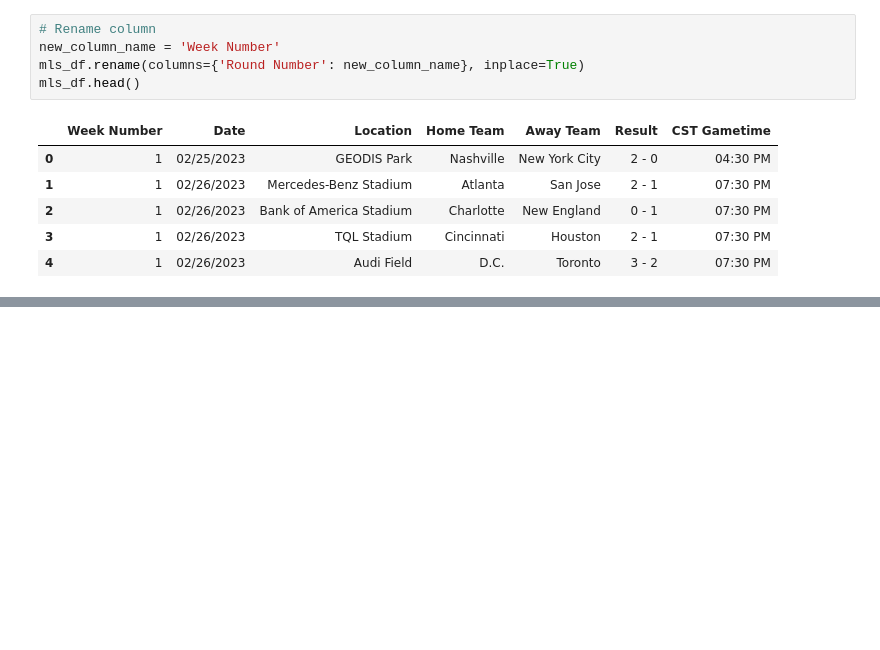
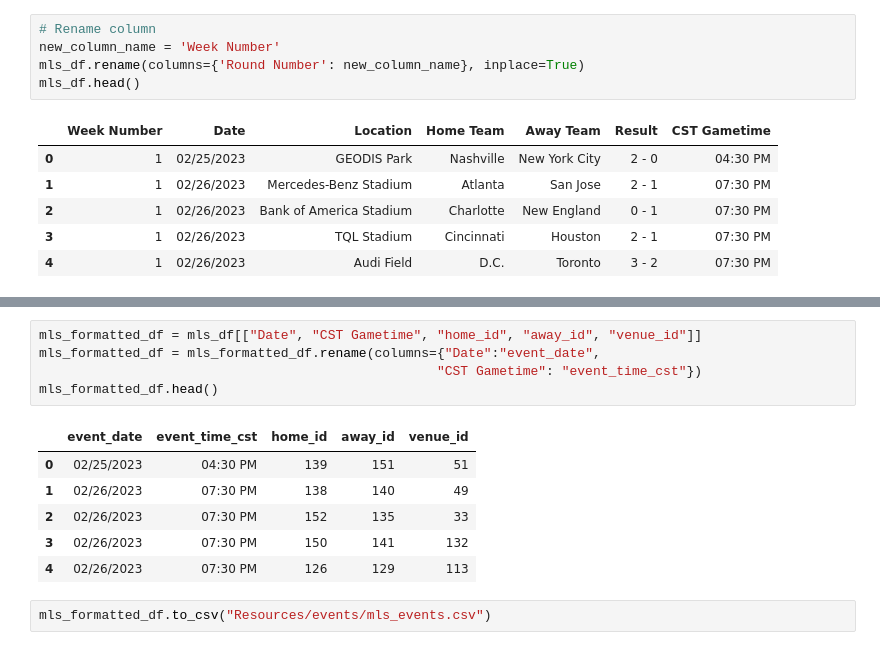
Before and after one commit to lucasjfsmith/pro-venue-tracker, a Jupyter notebook: mls_schedule.ipynb, the cells around one changed output, grey strips where cells are left out. Saved outputs shown, nothing was run; the diff lists cells and outputs as text; blank space fills up the shorter version.

Commit message:
events added to db

```diff
--- a/mls_schedule.ipynb
+++ b/mls_schedule.ipynb
@@ -90,0 +214,14 @@ mls_df.head()
+# %%
+mls_formatted_df = mls_df[["Date", "CST Gametime", "home_id", "away_id", "venue_id"]]
+mls_formatted_df = mls_formatted_df.rename(columns={"Date":"event_date",
+                                                   "CST Gametime": "event_time_cst"})
+mls_formatted_df.head()
+# %% [output]
+|  | event_date | event_time_cst | home_id | away_id | venue_id |
+| 0 | 02/25/2023 | 04:30 PM | 139 | 151 | 51 |
+| 1 | 02/26/2023 | 07:30 PM | 138 | 140 | 49 |
+| 2 | 02/26/2023 | 07:30 PM | 152 | 135 | 33 |
+| 3 | 02/26/2023 | 07:30 PM | 150 | 141 | 132 |
+| 4 | 02/26/2023 | 07:30 PM | 126 | 129 | 113 |
+# %%
+mls_formatted_df.to_csv("Resources/events/mls_events.csv")
```
Also changed, not shown: parts of 6 cells of this notebook, 16 other files.
